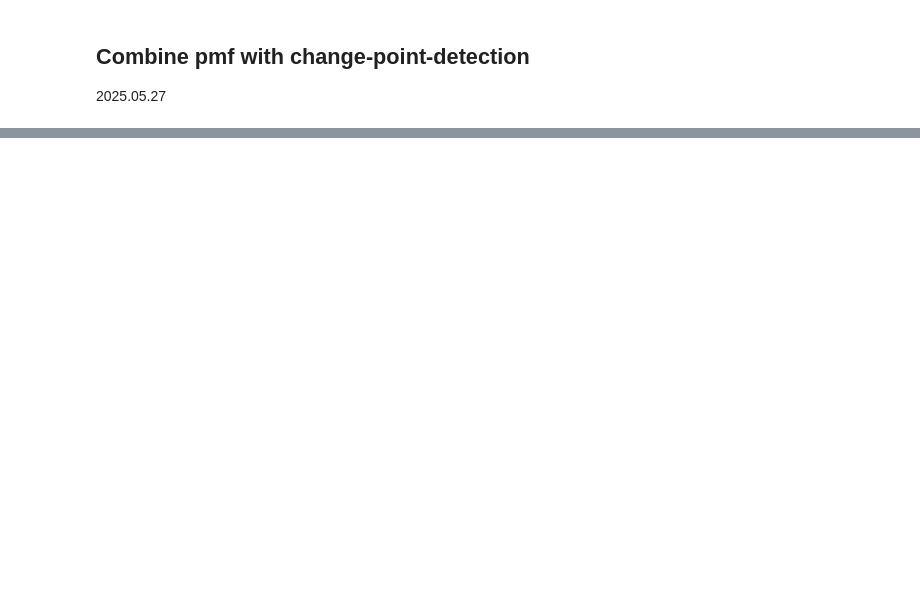
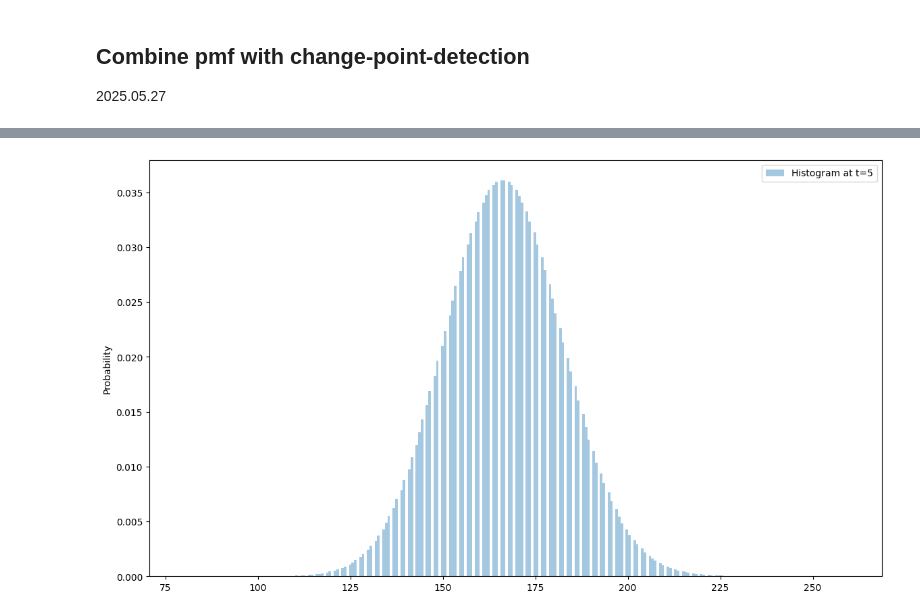
Before and after one commit to sherryQQQQ/change-point-detection, a Jupyter notebook: pmf_notebook.ipynb, the cells around one changed output, grey strips where cells are left out. Cells and saved outputs as stored; diff of their text form; code cells hidden in the pictures; blank space fills up the shorter version.

```diff
--- a/pmf_notebook.ipynb
+++ b/pmf_notebook.ipynb
@@ -478,0 +709,28 @@ plt.show()
+# %%
+import pickle
+import matplotlib.pyplot as plt
+import os.path
+
+fig, axs = plt.subplots(1, 1, figsize=(14, 8), sharex=True)
+# Assuming the pickle file contains a list or numpy array of data to plot
+hist_name = os.path.join('/Users/qianxinhui/Desktop/NU-Research/kellogg/change-point-detection/data_integrated/Simulation_histograms', "for_histogram_CoxM1_Z05_serv10_t5.pickle")
+with open(hist_name, 'rb') as f:
+    hist_data = pickle.load(f)
+
+counts = hist_data['counts']
+bins = hist_data['bins']
+
+# Plot histogram and overlay
+axs.bar(
+    bins[:-1],
+    counts,
+    width=bins[1] - bins[0],
+    align='center',
+    color=(0.12156863, 0.46666667, 0.70588235, 0.4),
+    label=f'Histogram at t={t}'
+)
+axs.set_ylabel('Probability')
+axs.legend()
+plt.close()
+# %% [output]
+[figure, added]
```
Also changed, not shown: parts of 18 cells of this notebook.
